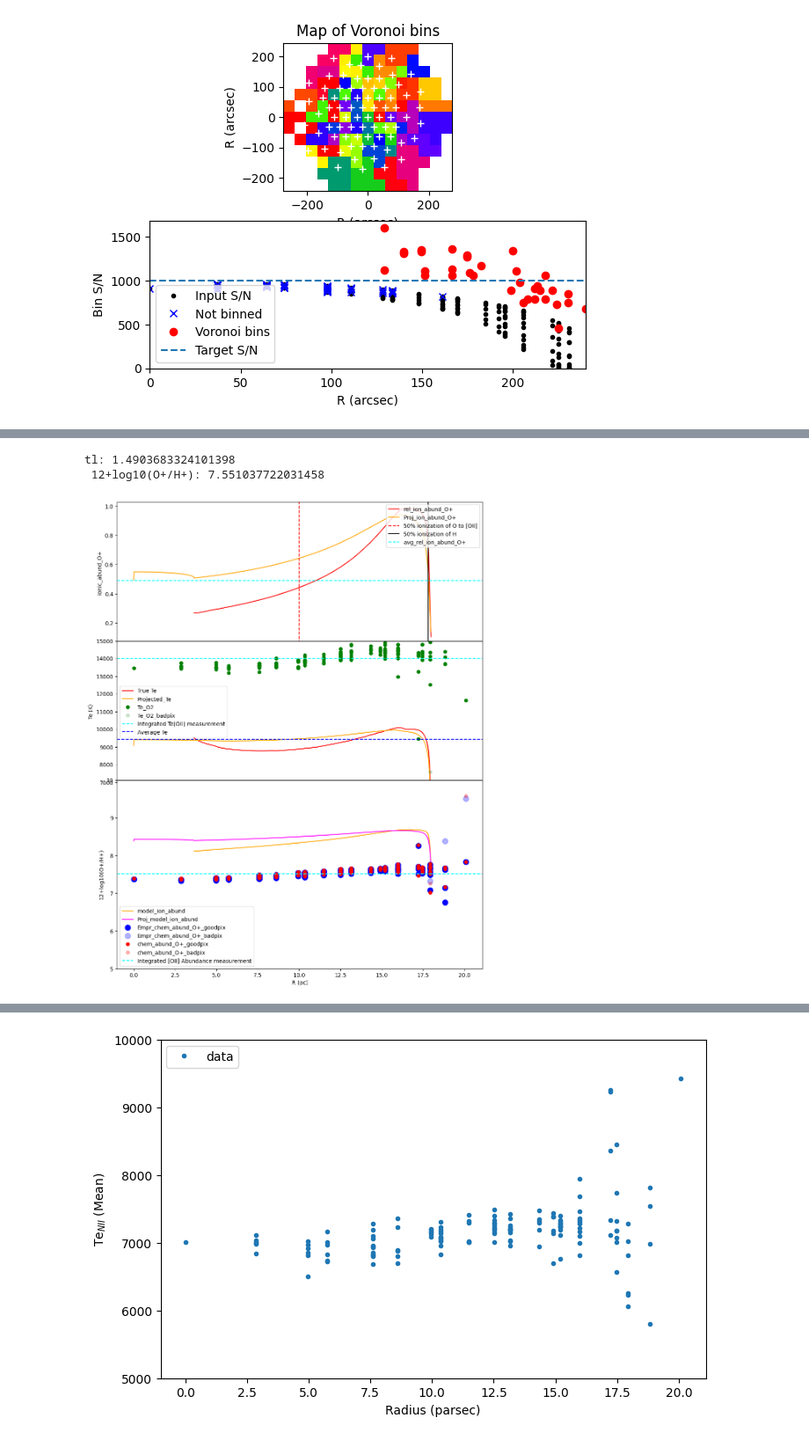
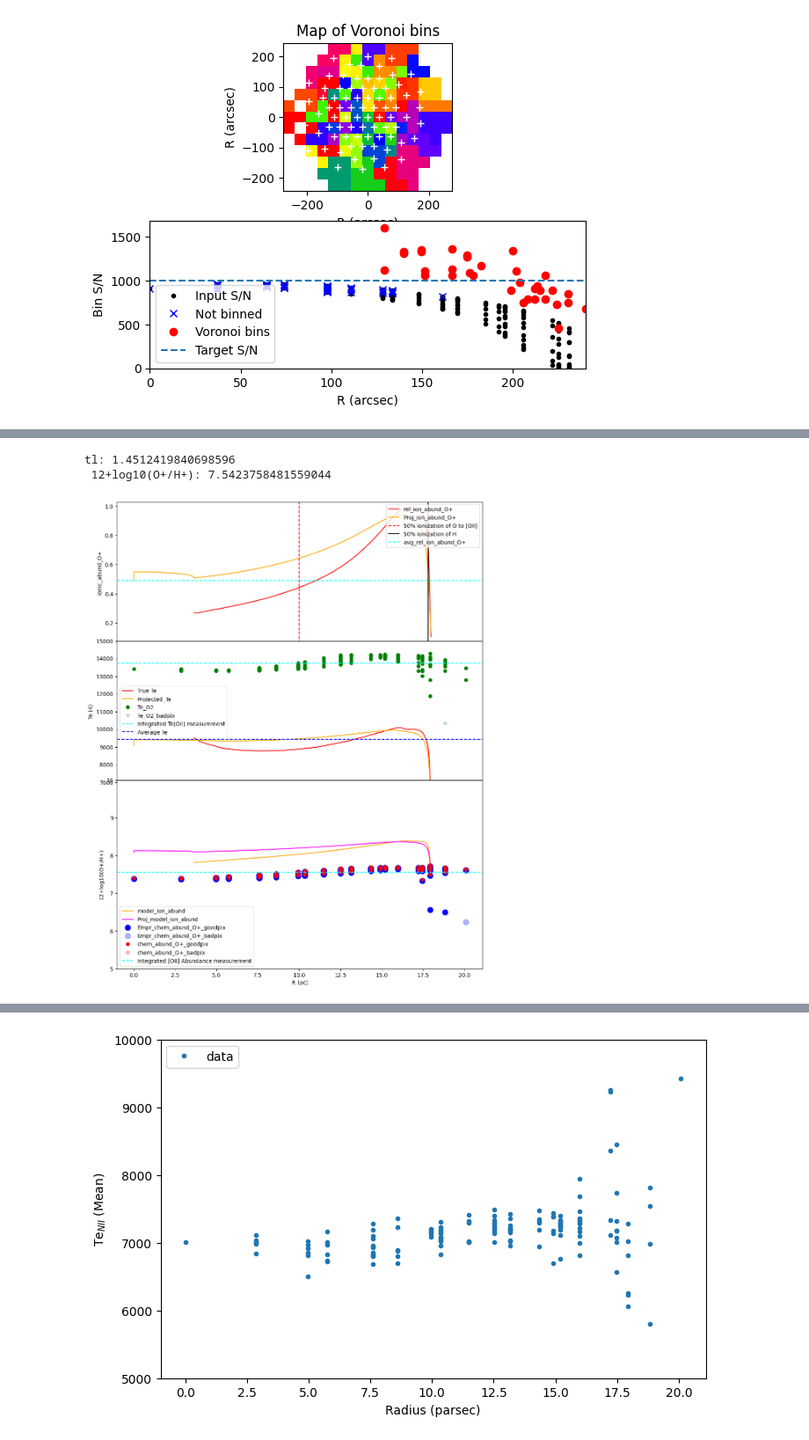
Before and after one commit to Amrita27singh/lvmnebular, a Jupyter notebook: Testing_lvmnebular.ipynb, the cells around one changed output, grey strips where cells are left out. Shown at 88% size. Saved outputs shown, nothing was run; the diff lists cells and outputs as text; code cells hidden in the pictures.

```diff
--- a/Testing_lvmnebular.ipynb
+++ b/Testing_lvmnebular.ipynb
@@ -11,7 +11,7 @@ import matplotlib.pyplot as plt
 import os
 # %%
 u=lvmnebular.simulation()
-u.loadsim('Bubble_v2_5e-14_z_0.5',900) #native simulation
+u.loadsim('Bubble_v2_5e-14',900) #native simulation
 #u.loadsim('Bubble_v2_5e-14', 900, vorbin=True) #voronoi simulation
 #u.loadsim('Bubble_v2_5e-14', 900, snbin=True) #snbin simulation
 # %% [output]
@@ -21,7 +21,7 @@ Loading simfile: /home/amrita/LVM/lvmnebular/Bubble_v2_5e-14_z_0.5/outputs/Bubbl
 no.of bins: 169
 # %%
 #native simulation
-u.fitlines(sys_vel=20, lines0= np.array([9532, 9069, 7319, 7320, 7330, 7331, 6731, 6717, 6584, 6563, 6548, 6312, 5755, 5007, 4959, 4861, 4363, 4069, 4076, 3970, 3729, 3726]), radbin=False, vorbin=False, rbinmax=260, drbin=15, loadfile=True, plot=False) #native sim
+u.fitlines(sys_vel=20, lines0= np.array([9532, 9069, 7319, 7320, 7330, 7331, 6731, 6716, 6584, 6563, 6548, 6312, 5755, 5007, 4959, 4861, 4363, 4069, 4076, 3970, 3729, 3726]), radbin=False, vorbin=False, rbinmax=260, drbin=15, loadfile=False, plot=False) #native sim
 
 #u.fitlines(sys_vel=20, lines0= np.array([4363, 5007]), radbin=False, vorbin=False, rbinmax=260, drbin=15, loadfile=False, plot=True) #native sim
 
@@ -200,40 +217,40 @@ ax4.set_ylabel('Te (K)')
 ax4.legend()
 
 # O+ ionic abundance
-Zmodel=1                                    # cloudy model abundance relative to solar
+Zmodel= 0.5                                   # cloudy model abundance relative to solar
 logOHsun= -3.31                             # solar abundance patter from GASS (Grevesse et al 2010)
 logOHmodel = logOHsun + np.log10(Zmodel)    # total Oxygen elemental abundance in the model
 logOpHmodel = logOHmodel+np.log10(u.vals[5])# ionic abundance of O+ in the model
 logOpHproj = logOHmodel+np.log10(u.aproj)   # ionic abundance of O+ in the model
 
 ax5.plot(u.vals[0], 12+logOpHmodel, color='orange', label='model_ion_abund')
 ax5.plot(u.R, 12+logOpHproj, color='magenta', label='Proj_model_ion_abund')
 ax5.plot(rad[good], Abund_O2[good], 'o', color='blue', markersize='10', label='Empr_chem_abund_O+_goodpix')
 ax5.plot(rad[bad], Abund_O2[bad], 'o', color='blue', markersize='10', label='Empr_chem_abund_O+_badpix', alpha=0.3)
 ax5.plot(rad[good], 12+np.log10(u.OpH)[good], 'o', color='red', label='chem_abund_O+_goodpix')
 ax5.plot(rad[bad], 12+np.log10(u.OpH)[bad], 'o', color='red', label='chem_abund_O+_badpix', alpha=0.3)
 
 ax5.axhline(y = 12+np.log10(u.int_OpH), c='cyan', linestyle='--', label='Integrated [OII] Abundance measurement')
 ax5.set_ylim(5, 10)
 ax5.set_xlabel('R (pc)')
 ax5.set_ylabel('12+log10(O+/H+)')
 ax5.legend(loc='lower left')
 
 ax3.set_position([0.125, 0.89, 0.775, 0.3])  # [left, bottom, width, height]
 ax4.set_position([0.125, 0.595, 0.775, 0.3])
 ax5.set_position([0.125, 0.2, 0.775, 0.4])
 
 plotdir=u.datadir+u.simname+'/'+'Abundance_plots_'+u.simname +'/'
 if (not os.path.isdir(plotdir)):
     os.mkdir(plotdir)
 
 plt.savefig('/'+plotdir+'/'+'TeO2_chem_abundO2_vs_R.png', dpi=300)
 #plt.savefig('/home/amrita/LVM/lvmnebular/Bubble_v2_5e-14/Bubble_v2_5e-14_snbinned/Bubble_v2_5e-14_snbinned_plotprofile/snbin_TeO3_chem_abundO3_vs_R.png', dpi=300)
 plt.show()
 # %% [output]
-tl: 1.4903683324101398
- 12+log10(O+/H+): 7.551037722031458
+tl: 1.4512419840698596
+ 12+log10(O+/H+): 7.5423758481559044
-[figure, old version]
+[figure, new version]
 # %%
 # Plot for [OIII]
 # %%
```
Also changed, not shown: parts of 10 cells of this notebook, 1 other file.
